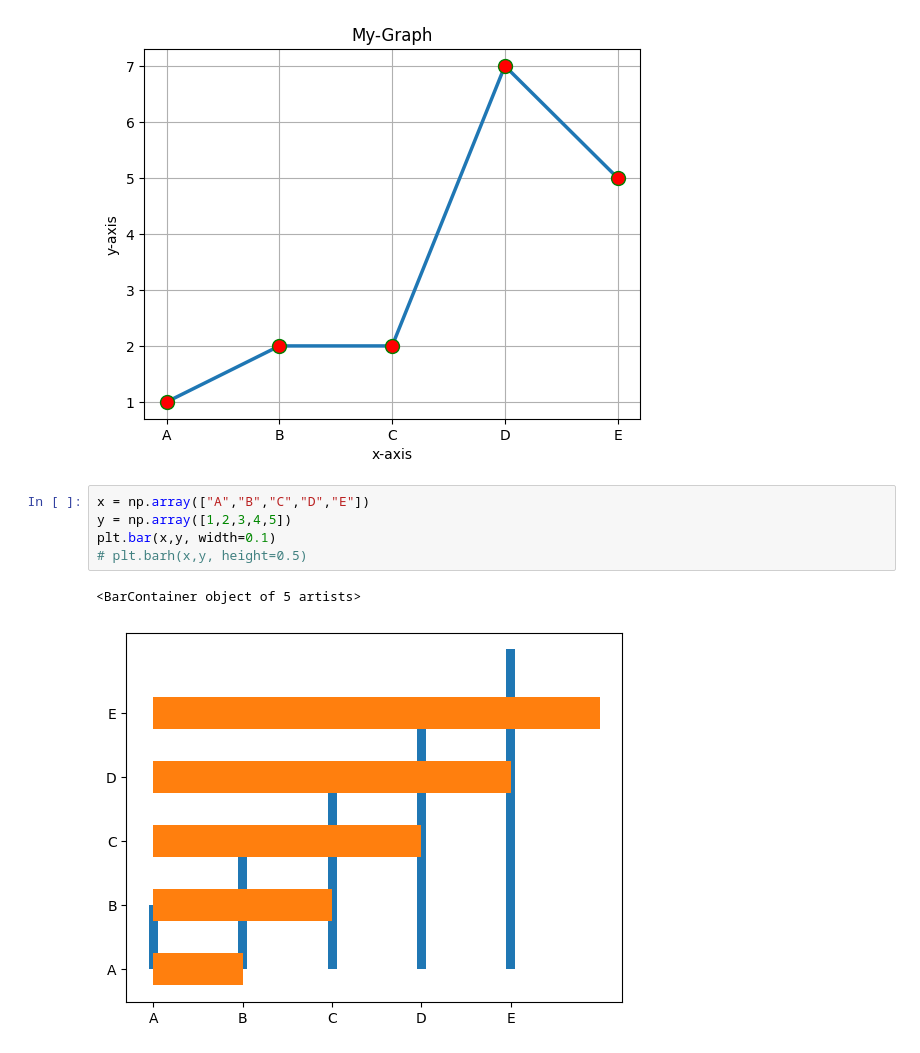
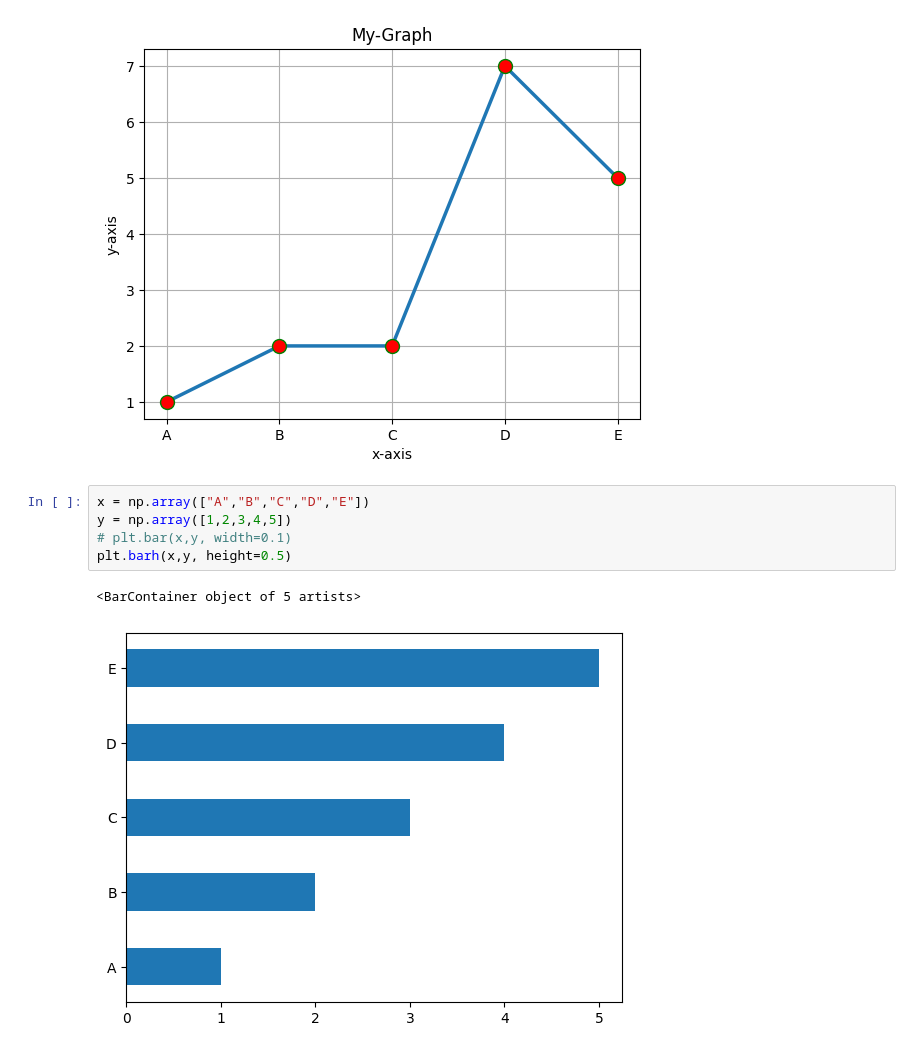
Before and after one commit to satyamranatc/DA-With-Python, a Jupyter notebook: LearmingMatplotlib/main.ipynb, the cells around one changed output. Drawn from its saved outputs; the diff is of its cells as text.

```diff
--- a/LearmingMatplotlib/main.ipynb
+++ b/LearmingMatplotlib/main.ipynb
@@ -100,8 +100,8 @@ plt.show()
 # %%
 x = np.array(["A","B","C","D","E"])
 y = np.array([1,2,3,4,5])
-plt.bar(x,y, width=0.1)
-# plt.barh(x,y, height=0.5)
+# plt.bar(x,y, width=0.1)
+plt.barh(x,y, height=0.5)
 # %% [output]
 <BarContainer object of 5 artists>
-[figure, old version]
+[figure, new version]
```
Also changed, not shown: parts of 7 cells of this notebook.
